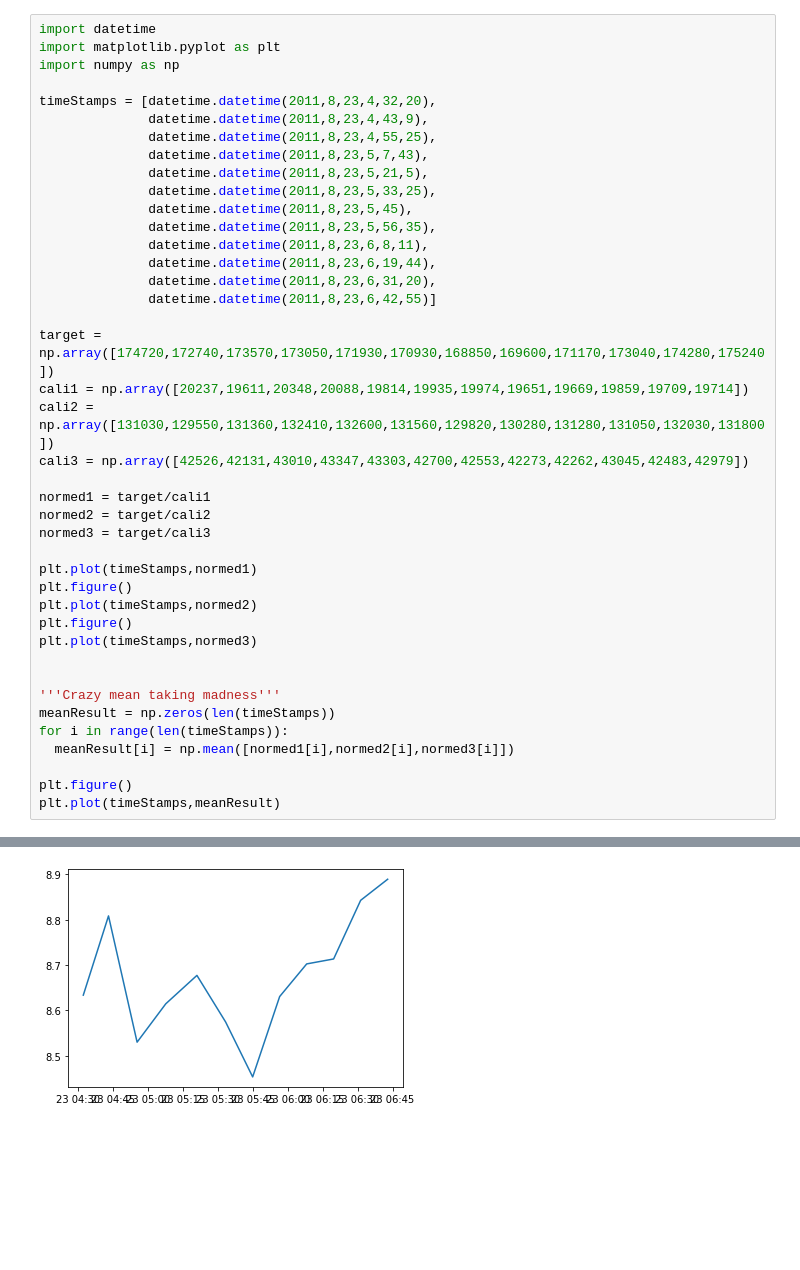
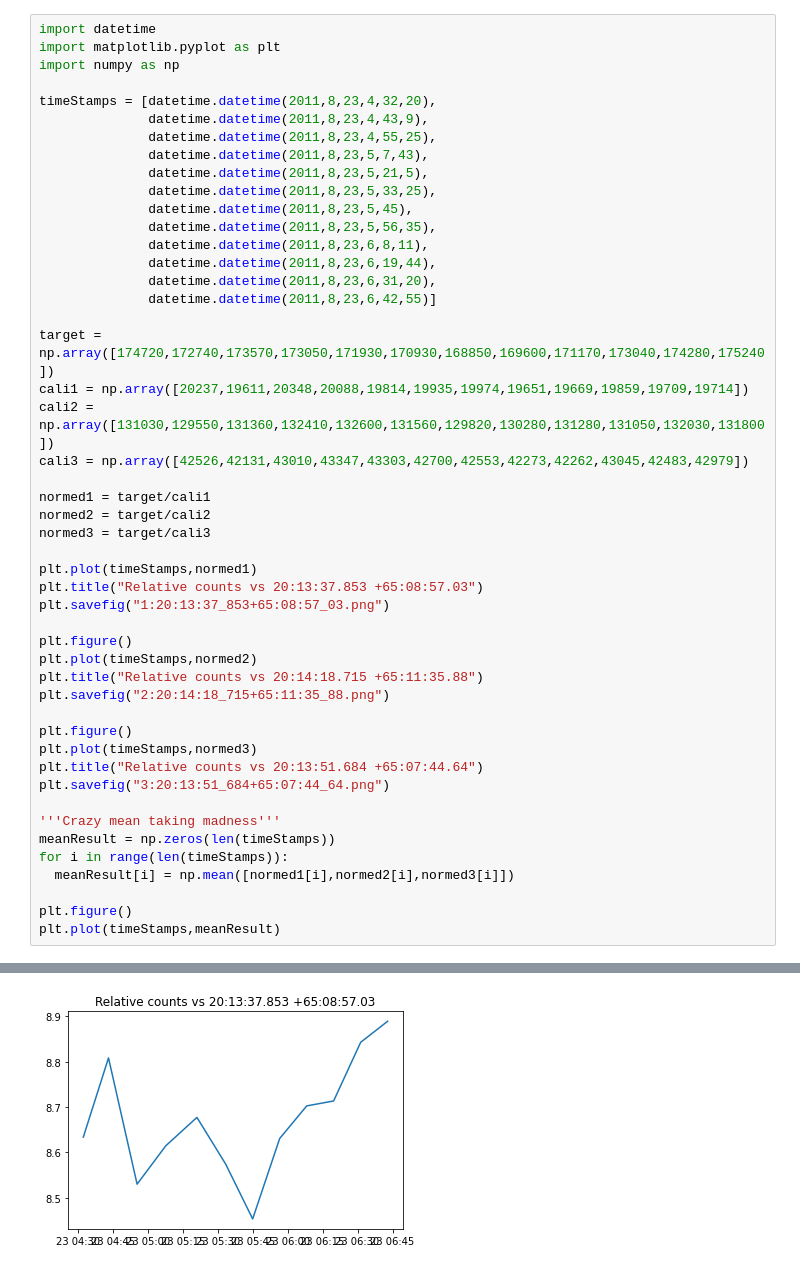
Before and after one commit to StephenJohnson-CardiffUni/Astro, a Jupyter notebook: Exoplanets.ipynb, the cells around one changed output, grey strips where cells are left out. Cells and saved outputs as stored; diff of their text form; blank space fills up the shorter version.

```diff
--- a/Exoplanets.ipynb
+++ b/Exoplanets.ipynb
@@ -15,32 +15,39 @@ timeStamps = [datetime.datetime(2011,8,23,4,32,20),
               datetime.datetime(2011,8,23,5,56,35),
               datetime.datetime(2011,8,23,6,8,11),
               datetime.datetime(2011,8,23,6,19,44),
               datetime.datetime(2011,8,23,6,31,20),
               datetime.datetime(2011,8,23,6,42,55)]
 
 target = np.array([174720,172740,173570,173050,171930,170930,168850,169600,171170,173040,174280,175240])
 cali1 = np.array([20237,19611,20348,20088,19814,19935,19974,19651,19669,19859,19709,19714])
 cali2 = np.array([131030,129550,131360,132410,132600,131560,129820,130280,131280,131050,132030,131800])
 cali3 = np.array([42526,42131,43010,43347,43303,42700,42553,42273,42262,43045,42483,42979])
 
 normed1 = target/cali1
 normed2 = target/cali2
 normed3 = target/cali3
 
 plt.plot(timeStamps,normed1)
+plt.title("Relative counts vs 20:13:37.853 +65:08:57.03")
+plt.savefig("1:20:13:37_853+65:08:57_03.png")
+
 plt.figure()
 plt.plot(timeStamps,normed2)
+plt.title("Relative counts vs 20:14:18.715 +65:11:35.88")
+plt.savefig("2:20:14:18_715+65:11:35_88.png")
+
 plt.figure()
 plt.plot(timeStamps,normed3)
-
+plt.title("Relative counts vs 20:13:51.684 +65:07:44.64")
+plt.savefig("3:20:13:51_684+65:07:44_64.png")
 
 '''Crazy mean taking madness'''
 meanResult = np.zeros(len(timeStamps))
 for i in range(len(timeStamps)):
   meanResult[i] = np.mean([normed1[i],normed2[i],normed3[i]])
 
 plt.figure()
 plt.plot(timeStamps,meanResult)
 # %% [output]
 [<matplotlib.lines.Line2D at 0x...>]
-[figure, old version]
+[figure, new version]
```
Also changed, not shown: parts of 9 cells of this notebook.
